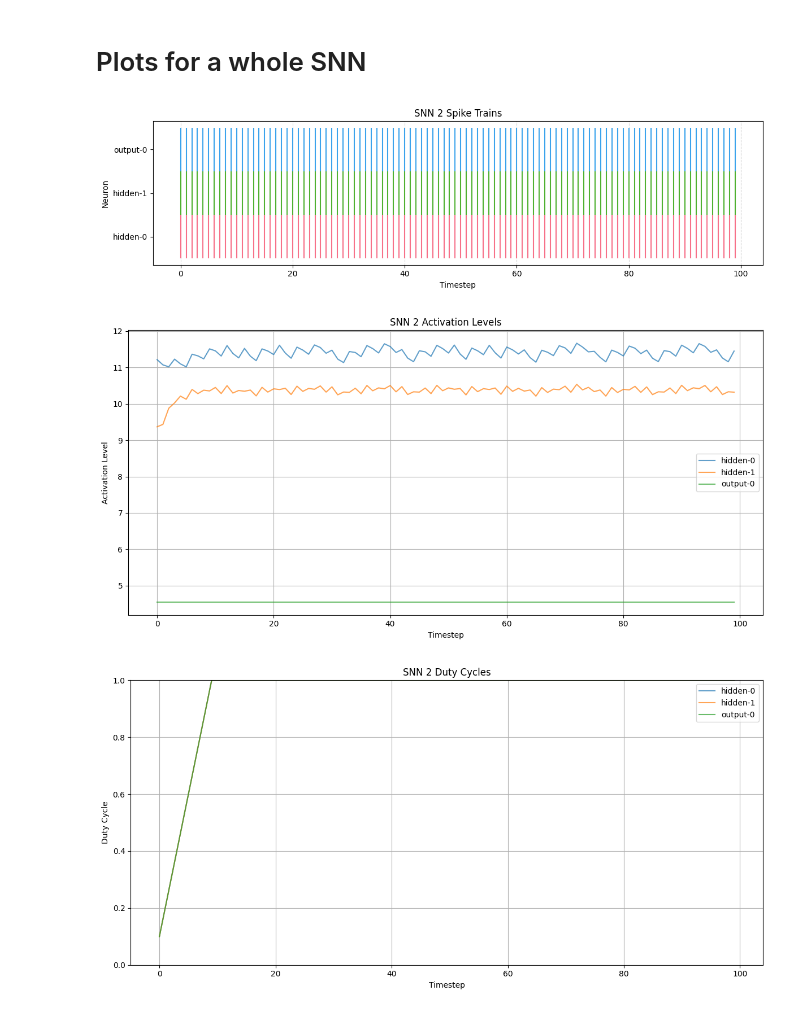
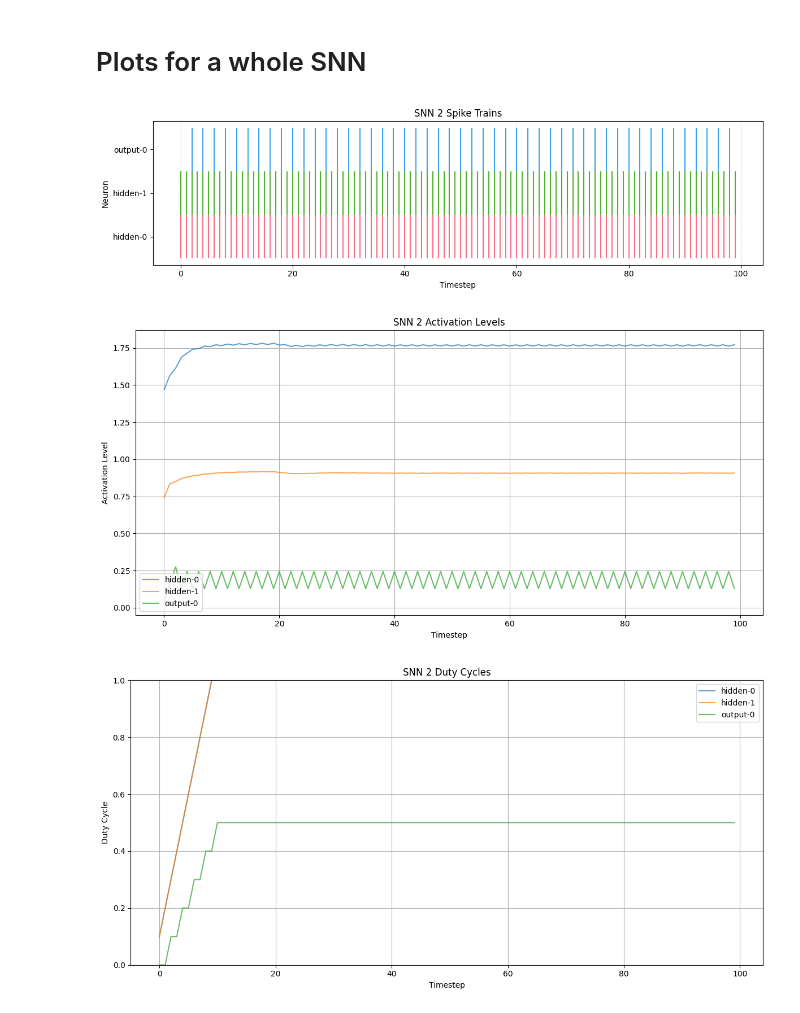
Before and after one commit to panlilio0/exp_framework, a Jupyter notebook: cmaes_framework/snn_log/visualize_logs.ipynb, the cells around one changed output. Saved outputs shown, nothing was run; the diff lists cells and outputs as text; code cells hidden in the pictures.

```diff
--- a/cmaes_framework/snn_log/visualize_logs.ipynb
+++ b/cmaes_framework/snn_log/visualize_logs.ipynb
@@ -3,7 +3,7 @@
 # %%
 import plots
 
-file_path = "2025-04-09_12:25:39.csv"  # <-- Update this
+file_path = "2025-04-09_13:19:22.csv"  # <-- Update this
 df = plots.load_logs(file_path)
 
 # Plot a neuron
@@ -15,13 +15,13 @@ plots.plot_neuron_logs(df, snn_id=3, layer='hidden', neuron_id=1)
 # %%
 import plots
 
-file_path = "2025-04-09_12:41:07.csv"  # <-- Update this
+file_path = "2025-04-09_13:19:22.csv"  # <-- Update this
 df = plots.load_logs(file_path)
 
 plots.plot_snn_spiketrains(df, snn_id=2)
 plots.plot_snn_activation_levels(df, snn_id=2)
 plots.plot_snn_dutycycles(df, snn_id=2)
 # %% [output]
-[figure, old version]
+[figure, new version]
-[figure, old version]
+[figure, new version]
-[figure, old version]
+[figure, new version]
```
Also changed, not shown: parts of 1 cell of this notebook, 4 other files.
